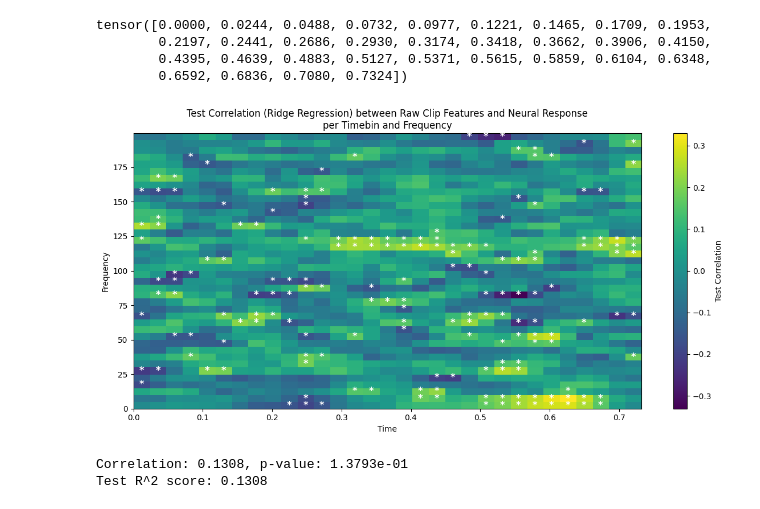
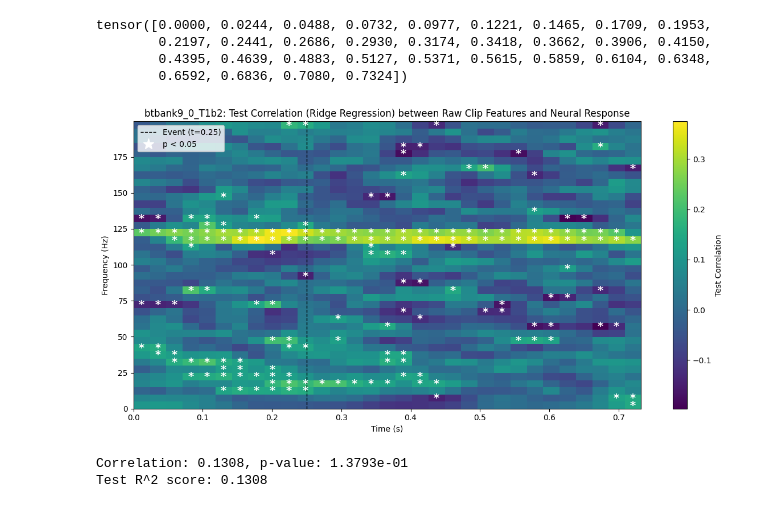
Before and after one commit to azaho/bfm, a Jupyter notebook: analyses/inimai/clip_neural_regr.ipynb, the cells around one changed output. Saved outputs shown, nothing was run; the diff lists cells and outputs as text; code cells hidden in the pictures.

Commit message:
neural regression script

```diff
--- a/analyses/inimai/clip_neural_regr.ipynb
+++ b/analyses/inimai/clip_neural_regr.ipynb
@@ -151,7 +153,7 @@ trigs_df = pd.read_csv(trigger_times_file)
 last_trigger_time = trigs_df['movie_time'].iloc[-1]
 safe_end_timestamp = min(timestamps[-2], last_trigger_time - 1.0)  # 1 second buffer
 
-sampled_times = np.arange(0, safe_end_timestamp, 10.0)
+sampled_times = np.arange(0, safe_end_timestamp, 5.0)
 sampled_indices = obtain_neural_data_index(subject_id, trial_id, sampled_times)
 
 # start_idx = obtain_neural_data_index(subject_id, trial_id, np.array([0])).item()
@@ -223,7 +174,7 @@ print(f"X_test: {X_test.shape}, y_test: {y_test.shape}")
 # %%
 window_ms = 250
 
-electrode_label = list(unique_electrodes)[0]
+electrode_label = list(unique_electrodes)[1]
 windowed_neural_data = []
 
 for t in tqdm(sampled_times):
@@ -356,7 +307,7 @@ y_copy.shape
 # %%
 
 y_tensor = torch.tensor(y_copy)
-y_tensor = y_tensor.reshape(647, 1, 1536)
+y_tensor = y_tensor.reshape(y_copy.shape[0], 1, y_copy.shape[1])
 
 spec_preproc = SpectrogramPreprocessor()
 y_spectrogram, freq_bins, time_bins = spec_preproc({'data': y_tensor, 'metadata': {}})  # shape: (batch_size, n_electrodes, n_timebins, n_freqs)
@@ -400,29 +351,13 @@ tensor([0.0000, 0.0244, 0.0488, 0.0732, 0.0977, 0.1221, 0.1465, 0.1709, 0.1953,
         0.4395, 0.4639, 0.4883, 0.5127, 0.5371, 0.5615, 0.5859, 0.6104, 0.6348,
         0.6592, 0.6836, 0.7080, 0.7324])
 # %%
-import numpy as np
-import matplotlib.pyplot as plt
-from sklearn.linear_model import Ridge
-from scipy.stats import pearsonr
-from tqdm import tqdm
-
-# y_spectrogram: (647, 1, 31, 40)
-# X_clip: (647, 512) or similar, but we want to use the associated clip feature for each window
-# We'll assume X_clip is (647, 512) and y_spectrogram is (647, 1, 31, 40)
-# We'll use the mean of the clip features for each window as the regressor, or you can select a specific
-
 n_timebins = y_spectrogram.shape[2]
 n_freqs = y_spectrogram.shape[3]
 
 correlation_matrix = np.zeros((n_freqs, n_timebins))
-
-from sklearn.model_selection import train_test_split
-
-# Prepare to store test correlations
 test_correlation_matrix = np.zeros((n_freqs, n_timebins))
 test_pval_matrix = np.zeros((n_freqs, n_timebins))
 
-# Split data indices once for all (to keep test set consistent across all t,f)
 n_samples = X.shape[0]
 train_idx, test_idx = train_test_split(np.arange(n_samples), test_size=0.2, random_state=42)
 
@@ -430,10 +365,8 @@ for t in tqdm(range(n_timebins), desc="Timebin"):
     for f in range(n_freqs):
         # Get the neural response for all samples at this (t, f)
         y_vals = y_spectrogram[:, 0, t, f].cpu().numpy() if hasattr(y_spectrogram, 'cpu') else y_spectrogram[:, 0, t, f]
-        # Split into train/test
         X_train, X_test = X[train_idx], X[test_idx]
         y_train, y_test = y_vals[train_idx], y_vals[test_idx]
-        # Regression: X_clip_raw (n, 512) -> y_vals (n,)
         reg = Ridge(alpha=0.1)
         reg.fit(X_train, y_train)
         y_pred_test = reg.predict(X_test)
@@ -449,46 +382,46 @@ im = plt.imshow(
     cmap='viridis',
     extent=[
         time_bins[0].item() if hasattr(time_bins[0], 'item') else time_bins[0],
         time_bins[-1].item() if hasattr(time_bins[-1], 'item') else time_bins[-1],
         freq_bins[0].item() if hasattr(freq_bins[0], 'item') else freq_bins[0],
         freq_bins[-1].item() if hasattr(freq_bins[-1], 'item') else freq_bins[-1],
     ]
 )
 
-# Add stars for p < 0.1
-# Find the (t, f) locations where pval < 0.1
-star_y, star_x = np.where(test_pval_matrix < 0.1)
-# Convert to axis coordinates
-# x: time, y: freq
-# To align the stars at the center of each image square, we need to compute the bin centers.
-# Calculate bin edges and then centers for both time and frequency axes.
+star_y, star_x = np.where(test_pval_matrix < 0.05)
+
 time_edges = np.linspace(
     time_bins[0].item() if hasattr(time_bins[0], 'item') else time_bins[0],
     time_bins[-1].item() if hasattr(time_bins[-1], 'item') else time_bins[-1],
     test_correlation_matrix.shape[1] + 1
 )
 freq_edges = np.linspace(
     freq_bins[0].item() if hasattr(freq_bins[0], 'item') else freq_bins[0],
     freq_bins[-1].item() if hasattr(freq_bins[-1], 'item') else freq_bins[-1],
     test_correlation_matrix.shape[0] + 1
 )
 time_centers = (time_edges[:-1] + time_edges[1:]) / 2
-freq_centers = (freq_edges[:-1] + freq_edges[1:]) / 2
+freq_centers = (freq_edges[:-1] + freq_edges[1:]) / 2 - 0.3
 
 for y, x in zip(star_y, star_x):
     plt.text(
         time_centers[x], freq_centers[y], '*',
-        color='white', fontsize=12, ha='center', va='center', fontweight='bold'
+        color='white', fontsize=14, ha='center', va='center', fontweight='bold'
     )
 
+event_time = 0.25
+event_line = plt.axvline(event_time, color='black', linestyle='--', linewidth=1, label='Event (t=0.25)')
+asterisk_handle = Line2D([0], [0], marker='*', color='w', linestyle='None', markersize=14, markerfacecolor='w', label='p < 0.05')
+
 plt.colorbar(im, label='Test Correlation')
-plt.xlabel('Time')
-plt.ylabel('Frequency')
-plt.title('Test Correlation (Ridge Regression) between Raw Clip Features and Neural Response\nper Timebin and Frequency')
+plt.xlabel('Time (s)')
+plt.ylabel('Frequency (Hz)')
+plt.title(f'btbank{subject_id}_{trial_id}_{electrode_label}: Test Correlation (Ridge Regression) between Raw Clip Features and Neural Response')
+plt.legend(handles=[event_line, asterisk_handle], loc='upper left', frameon=True)
 plt.tight_layout()
 plt.show()
 # %% [output]
-[figure, old version]
+[figure, new version]
 # %%
 
 reg = Ridge(alpha=0.1)
```
Also changed, not shown: parts of 11 cells of this notebook, 2 other files.
